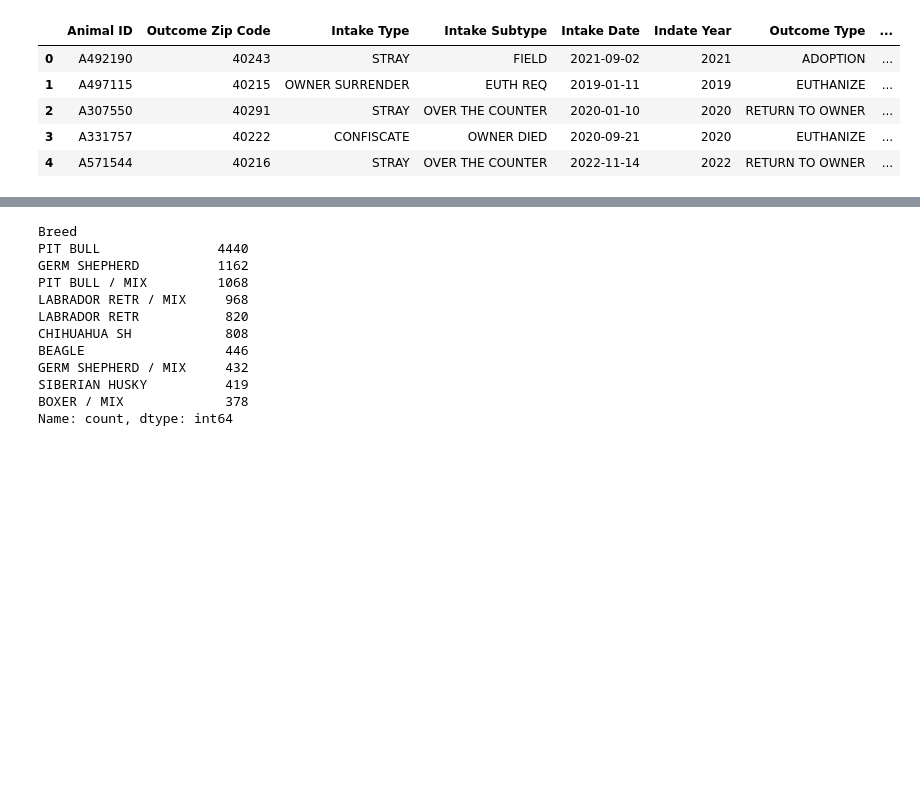
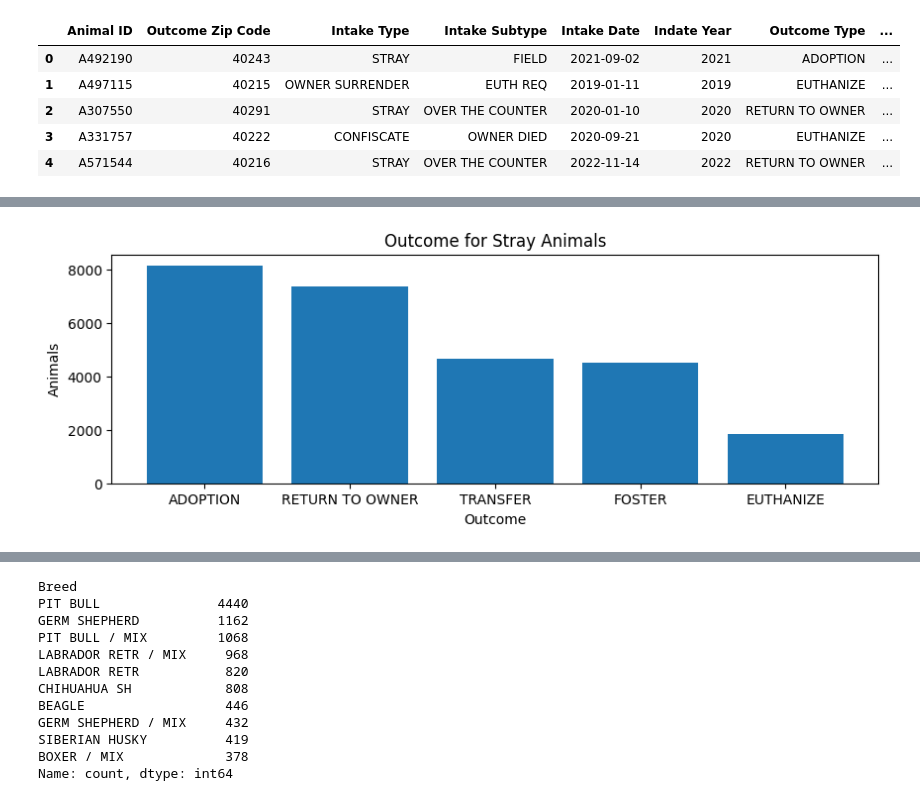
Before and after one commit to jmpurvis0/Capstone-Project, a Jupyter notebook: Animal Data.ipynb, the cells around one changed output, grey strips where cells are left out. Saved outputs shown, nothing was run; the diff lists cells and outputs as text; code cells hidden in the pictures; blank space fills up the shorter version.

```diff
--- a/Animal Data.ipynb
+++ b/Animal Data.ipynb
@@ -284,2 +283,19 @@ plt.show()
+# %%
+# why were the animals taken in? why were they taken out?
+# print(df['Intake Type'].value_counts().head(), df['Outcome Type'].value_counts().head())
+stray_df = df.loc[df['Intake Type'] == 'STRAY']
+
+#print(stray_df['Intake Subtype'].value_counts().head())
+stray_outcomes = stray_df['Outcome Type'].value_counts().reset_index().head()#.sort_values(['Outcome Type'])
+stray_outcomes.columns = ['Outcome Type', 'Count']
+
+plt.bar(stray_outcomes['Outcome Type'], stray_outcomes['Count'])
+plt.xlabel('Outcome')
+plt.ylabel('Number of Animals')
+plt.title('Outcome for Stray Animals')
+plt.show()
+#, df.insubtype.value_counts()
+# %% [output]
+[figure, added]
 # %%
 #bar graph
```
Also changed, not shown: parts of 5 cells of this notebook.
